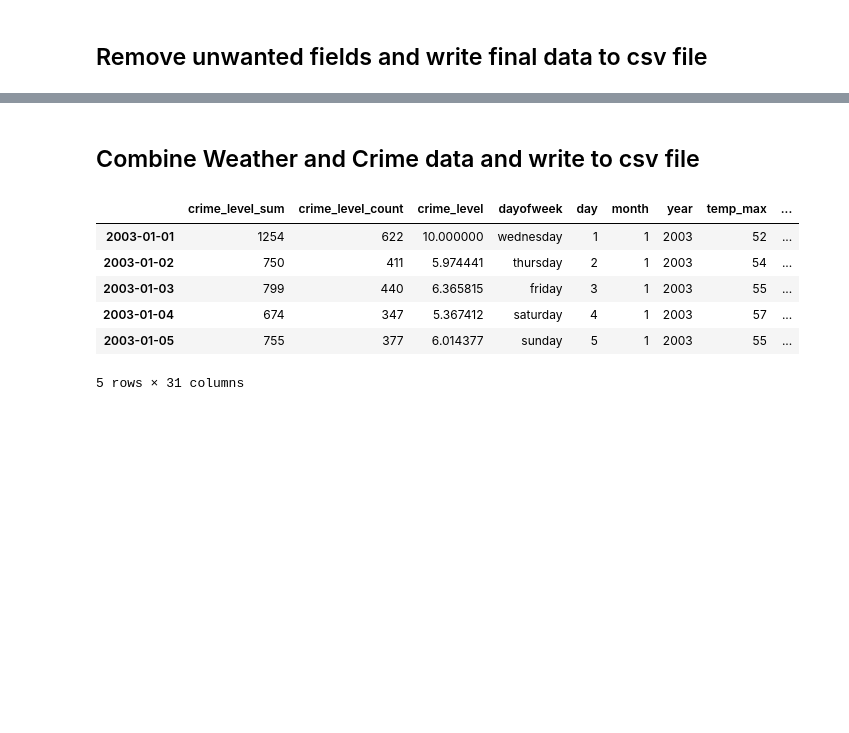
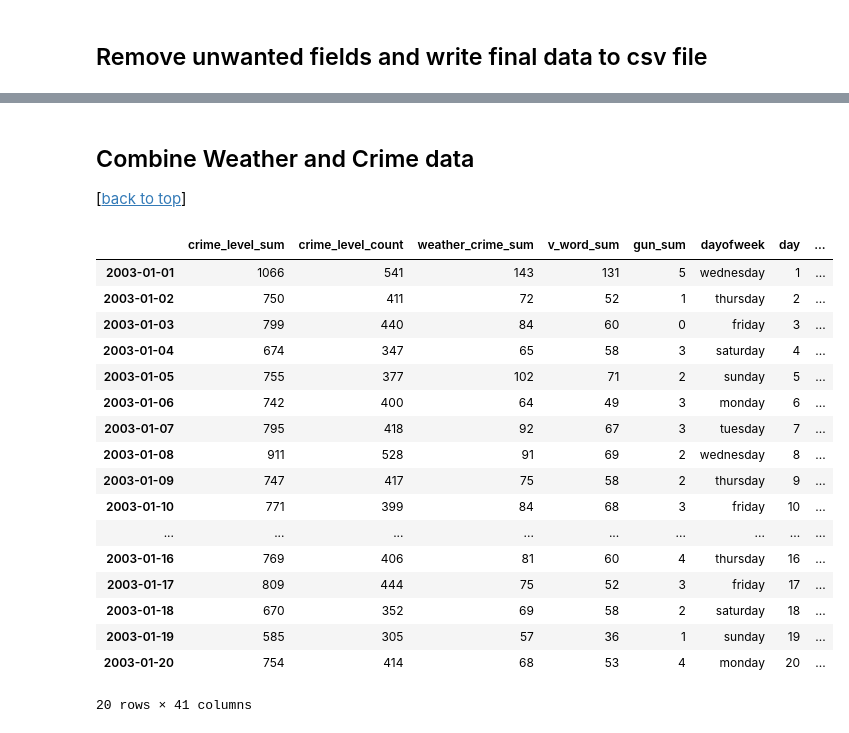
Before and after one commit to jhaskin/ds_portfolio, a Jupyter notebook: 3_clean_weather_combine_with_crime.ipynb, the cells around one changed output, grey strips where cells are left out. Cells and saved outputs as stored; diff of their text form; code cells hidden in the pictures; blank space fills up the shorter version.

```diff
--- a/3_clean_weather_combine_with_crime.ipynb
+++ b/3_clean_weather_combine_with_crime.ipynb
@@ -210,0 +230,2 @@ dtype: int64
+# %%
+w_data['rain'] = w_data['events'].str.contains('Rain', case=False)
@@ -264,8 +298,20 @@ w_data['sun_units'] = w_data['sun_length'] * (1.0 - (w_data['cloud_cover']  * .0
+# %%
+#pywws.conversions.dew_point(temp, hum)[source]
+w_data.loc[:,'dew_point_mean'] = w_data.apply( lambda x : cv.dew_point(x['temp_mean'], x['humidity_mean']), axis=1)
 # %% [markdown]
 ### Wind chill and Real feel
 - Wind and humidity levels can effect how warm or cold you actually feel and effect peoples behavior .
 - Create feature for wind chill (temp_mean/wind_speed_mean)
 - Create feature for humidity/temp (temp_mean?????humidity_mean)
+# %%
+#pywws.conversions.wind_chill(temp, wind)
+w_data.loc[:,'wind_chill_mean'] = w_data.apply( lambda x : cv.wind_chill(x['temp_mean'], x['wind_speed_mean']), axis=1)
+w_data.loc[:,'wind_chill_max'] = w_data.apply( lambda x : cv.wind_chill(x['temp_max'], x['wind_speed_max']), axis=1)
+# %%
+#pywws.conversions.usaheatindex(temp, humidity, dew)
+w_data.loc[:,'heat_index'] = w_data.apply( lambda x : cv.usaheatindex(x['temp_mean'], x['humidity_mean'], x['dew_point_mean']), axis=1)
+#pywws.conversions.apparent_temp(temp, rh, wind)
+w_data.loc[:,'temp_apparent'] = w_data.apply( lambda x : cv.apparent_temp(x['temp_mean'], x['humidity_mean'], x['wind_speed_mean']), axis=1)
 # %% [markdown]
 ### Temperature and Humidy swings during the day
 - Drastic changes in temp, pressure and humidity may effect peoples behavior.
@@ -312,7 +358,8 @@ data.head()
 # %%
 data.to_csv('sf_weather_clean.csv')
 # %% [markdown]
-## Combine Weather and Crime data and write to csv file
+## Combine Weather and Crime data
+[[back to top](#Sections)]
 # %%
 crime = pd.read_csv('sf_crime_clean.csv', index_col=0)
 weather = data
@@ -320,14 +367,25 @@ weather = data
 # %%
 merge_data = crime.merge(weather, left_index=True, right_index=True)
 data = merge_data.drop(['date'], axis=1)
-merge_data.head()
+merge_data.head(20)
 # %% [output]
-|  | crime_level_sum | crime_level_count | crime_level | dayofweek | day | month | year | temp_max | ... |
-| 2003-01-01 | 1254 | 622 | 10.000000 | wednesday | 1 | 1 | 2003 | 52 | ... |
-| 2003-01-02 | 750 | 411 | 5.974441 | thursday | 2 | 1 | 2003 | 54 | ... |
-| 2003-01-03 | 799 | 440 | 6.365815 | friday | 3 | 1 | 2003 | 55 | ... |
-| 2003-01-04 | 674 | 347 | 5.367412 | saturday | 4 | 1 | 2003 | 57 | ... |
-| 2003-01-05 | 755 | 377 | 6.014377 | sunday | 5 | 1 | 2003 | 55 | ... |
+|  | crime_level_sum | crime_level_count | weather_crime_sum | v_word_sum | gun_sum | dayofweek | day | ... |
+| 2003-01-01 | 1066 | 541 | 143 | 131 | 5 | wednesday | 1 | ... |
+| 2003-01-02 | 750 | 411 | 72 | 52 | 1 | thursday | 2 | ... |
+| 2003-01-03 | 799 | 440 | 84 | 60 | 0 | friday | 3 | ... |
+| 2003-01-04 | 674 | 347 | 65 | 58 | 3 | saturday | 4 | ... |
+| 2003-01-05 | 755 | 377 | 102 | 71 | 2 | sunday | 5 | ... |
+| 2003-01-06 | 742 | 400 | 64 | 49 | 3 | monday | 6 | ... |
+| 2003-01-07 | 795 | 418 | 92 | 67 | 3 | tuesday | 7 | ... |
+| 2003-01-08 | 911 | 528 | 91 | 69 | 2 | wednesday | 8 | ... |
+| 2003-01-09 | 747 | 417 | 75 | 58 | 2 | thursday | 9 | ... |
+| 2003-01-10 | 771 | 399 | 84 | 68 | 3 | friday | 10 | ... |
+| ... | ... | ... | ... | ... | ... | ... | ... | ... |
+| 2003-01-16 | 769 | 406 | 81 | 60 | 4 | thursday | 16 | ... |
+| 2003-01-17 | 809 | 444 | 75 | 52 | 3 | friday | 17 | ... |
+| 2003-01-18 | 670 | 352 | 69 | 58 | 2 | saturday | 18 | ... |
+| 2003-01-19 | 585 | 305 | 57 | 36 | 1 | sunday | 19 | ... |
+| 2003-01-20 | 754 | 414 | 68 | 53 | 4 | monday | 20 | ... |
-5 rows × 31 columns
+20 rows × 41 columns
 # %%
 data.to_csv('sf_crime_weather.csv')
```
Also changed, not shown: parts of 21 cells of this notebook, 10 other files.
